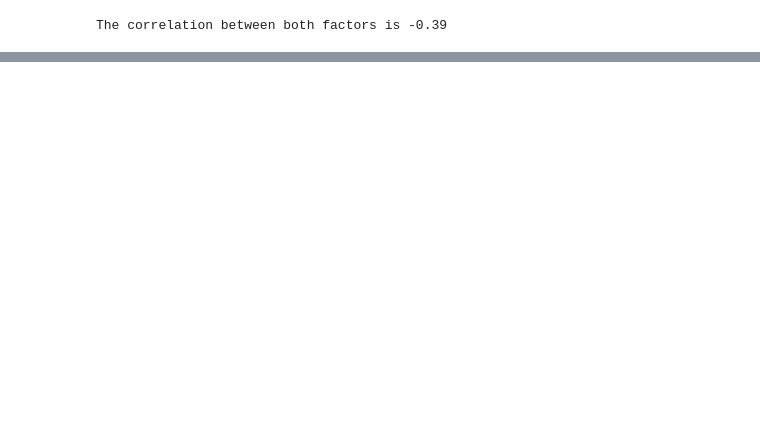
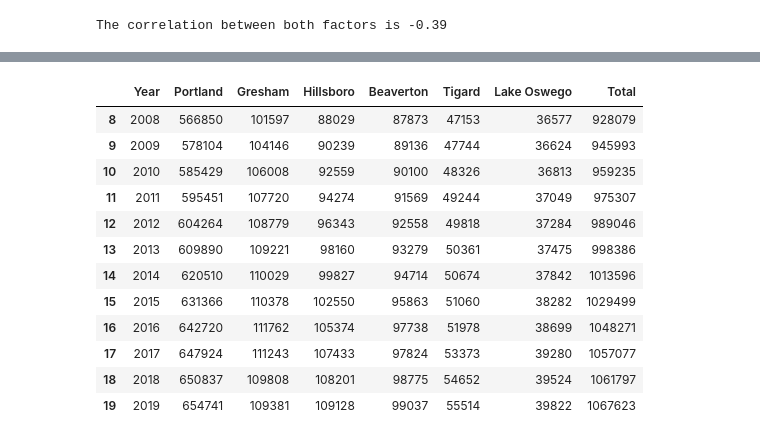
Before and after one commit to jayhjman/bootcamp-project1, a Jupyter notebook: Population_data.ipynb, the cells around one changed output, grey strips where cells are left out. Saved outputs shown, nothing was run; the diff lists cells and outputs as text; code cells hidden in the pictures; blank space fills up the shorter version.

```diff
--- a/Population_data.ipynb
+++ b/Population_data.ipynb
@@ -369,0 +394,20 @@ The correlation between both factors is -0.39
+# %%
+# Drop years from census dataframe that aren't in salmon count dataframe
+reduced_yr_census = reduced_yr_census.drop([reduced_yr_census.index[0],reduced_yr_census.index[1],reduced_yr_census.index[2],
+                                             reduced_yr_census.index[3],reduced_yr_census.index[4],reduced_yr_census.index[5],
+                                           reduced_yr_census.index[6],reduced_yr_census.index[7]])
+reduced_yr_census
+# %% [output]
+|  | Year | Portland | Gresham | Hillsboro | Beaverton | Tigard | Lake Oswego | Total |
+| 8 | 2008 | 566850 | 101597 | 88029 | 87873 | 47153 | 36577 | 928079 |
+| 9 | 2009 | 578104 | 104146 | 90239 | 89136 | 47744 | 36624 | 945993 |
+| 10 | 2010 | 585429 | 106008 | 92559 | 90100 | 48326 | 36813 | 959235 |
+| 11 | 2011 | 595451 | 107720 | 94274 | 91569 | 49244 | 37049 | 975307 |
+| 12 | 2012 | 604264 | 108779 | 96343 | 92558 | 49818 | 37284 | 989046 |
+| 13 | 2013 | 609890 | 109221 | 98160 | 93279 | 50361 | 37475 | 998386 |
+| 14 | 2014 | 620510 | 110029 | 99827 | 94714 | 50674 | 37842 | 1013596 |
+| 15 | 2015 | 631366 | 110378 | 102550 | 95863 | 51060 | 38282 | 1029499 |
+| 16 | 2016 | 642720 | 111762 | 105374 | 97738 | 51978 | 38699 | 1048271 |
+| 17 | 2017 | 647924 | 111243 | 107433 | 97824 | 53373 | 39280 | 1057077 |
+| 18 | 2018 | 650837 | 109808 | 108201 | 98775 | 54652 | 39524 | 1061797 |
+| 19 | 2019 | 654741 | 109381 | 109128 | 99037 | 55514 | 39822 | 1067623 |
```
Also changed, not shown: parts of 8 cells of this notebook, 3 other files.
